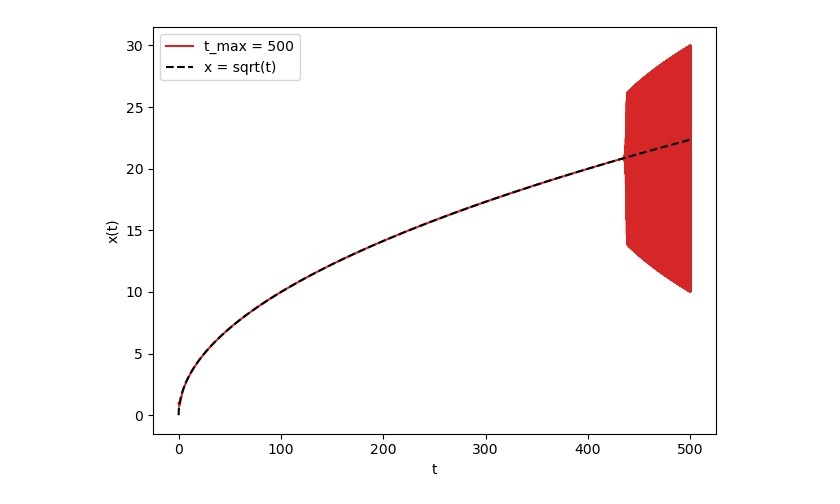
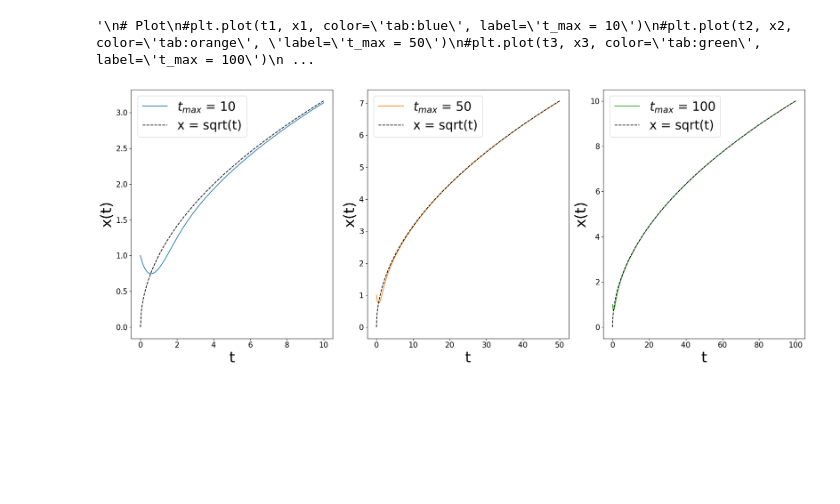
Before and after one commit to NielErykDeTorres004/CP1, a Jupyter notebook: E2.ipynb, the cells around one changed output. Saved outputs shown, nothing was run; the diff lists cells and outputs as text; code cells hidden in the pictures; blank space fills up the shorter version.

```diff
--- a/E2.ipynb
+++ b/E2.ipynb
@@ -62,6 +79,8 @@ def sqrt(t):
     return x
 
 dt = 0.05
+dt1 = 0.01
+
 
 t_max1 = 10
 t_max2 = 50
@@ -134,8 +153,30 @@ while abs(t5[-1] - t_max5) > dt / 2:
     s5.append(s_new5)
 
 
+x44, x55 = [x_0], [x_0]
+t44, t55 = [t_0], [t_0]
+s44, s55 = [0], [0]
 
+while abs(t44[-1] - t_max4) > dt1 / 2:
+    t_new4 = t44[-1] + dt1
+    x_new4 = x44[-1] + dt1 *   diff_func(t44[-1], x44[-1])
 
+    t44.append(t_new4)
+    x44.append(x_new4)
+
+    s_new4 = np.sqrt(t_new4)
+    s44.append(s_new4)
+
+while abs(t55[-1] - t_max5) > dt1 / 2:
+    t_new5 = t55[-1] + dt1
+    x_new5 = x55[-1] + dt1 *   diff_func(t55[-1], x55[-1])
+
+    t55.append(t_new5)
+    x55.append(x_new5)
+
+    s_new5 = np.sqrt(t_new5)
+    s55.append(s_new5)
+'''
 # Plot
 #plt.plot(t1, x1, color='tab:blue', label='t_max = 10')
 #plt.plot(t2, x2, color='tab:orange', 'label='t_max = 50')
@@ -153,6 +194,50 @@ plt.xlabel('t')
 plt.ylabel('x(t)')
 plt.legend()
 plt.tight_layout()
+
 plt.show()
+'''
 # %% [output]
-[figure, removed]
+'\n# Plot\n#plt.plot(t1, x1, color=\'tab:blue\', label=\'t_max = 10\')\n#plt.plot(t2, x2, color=\'tab:orange\', \'label=\'t_max = 50\')\n#plt.plot(t3, x3, color=\'tab:green\', label=\'t_max = 100\')\n ...
+# %%
+# Plot
+fig, ax = plt.subplots(1, 3, figsize=(20, 8))
+
+
+ax[0].plot(t1, x1, color='tab:blue', label='$t_{max}$ = 10')
+ax[1].plot(t2, x2, color='tab:orange', label='$t_{max}$ = 50')
+ax[2].plot(t3, x3, color='tab:green', label='$t_{max}$ = 100')
+#plt.plot(t4, x4, color='tab:red', label='t_max = 500')
+#plt.plot(t5, x5, color='m', label='t_max = 1000')
+
+ax[0].plot(t1, s1, "--", color='black', label='x = sqrt(t)')
+ax[1].plot(t2, s2, "--", color='black', label='x = sqrt(t)')
+ax[2].plot(t3, s3, "--", color='black', label='x = sqrt(t)')
+#plt.plot(t4, s4, "--", color='black', label='x = sqrt(t)')
+#plt.plot(t5, s5, "--", color='black', label='x = sqrt(t)')
+
+ax[0].set_xlabel('t', fontsize=30)
+ax[0].set_ylabel('x(t)', fontsize=30)
+ax[0].tick_params(axis='x', labelsize=15)
+ax[0].tick_params(axis='y', labelsize=15)
+
+ax[1].set_xlabel('t', fontsize=30)
+ax[1].set_ylabel('x(t)', fontsize=30)
+ax[1].tick_params(axis='x', labelsize=15)
+ax[1].tick_params(axis='y', labelsize=15)
+
+ax[2].set_xlabel('t', fontsize=30)
+ax[2].set_ylabel('x(t)', fontsize=30)
+ax[2].tick_params(axis='x', labelsize=15)
+ax[2].tick_params(axis='y', labelsize=15)
+
+
+ax[0].legend(fontsize=25)
+ax[1].legend(fontsize=25)
+ax[2].legend(fontsize=25)
+
+plt.tight_layout()
+plt.savefig("E2b.svg", bbox_inches='tight')
+plt.show()
+# %% [output]
+[figure, added]
```
Also changed, not shown: parts of 3 cells of this notebook.
